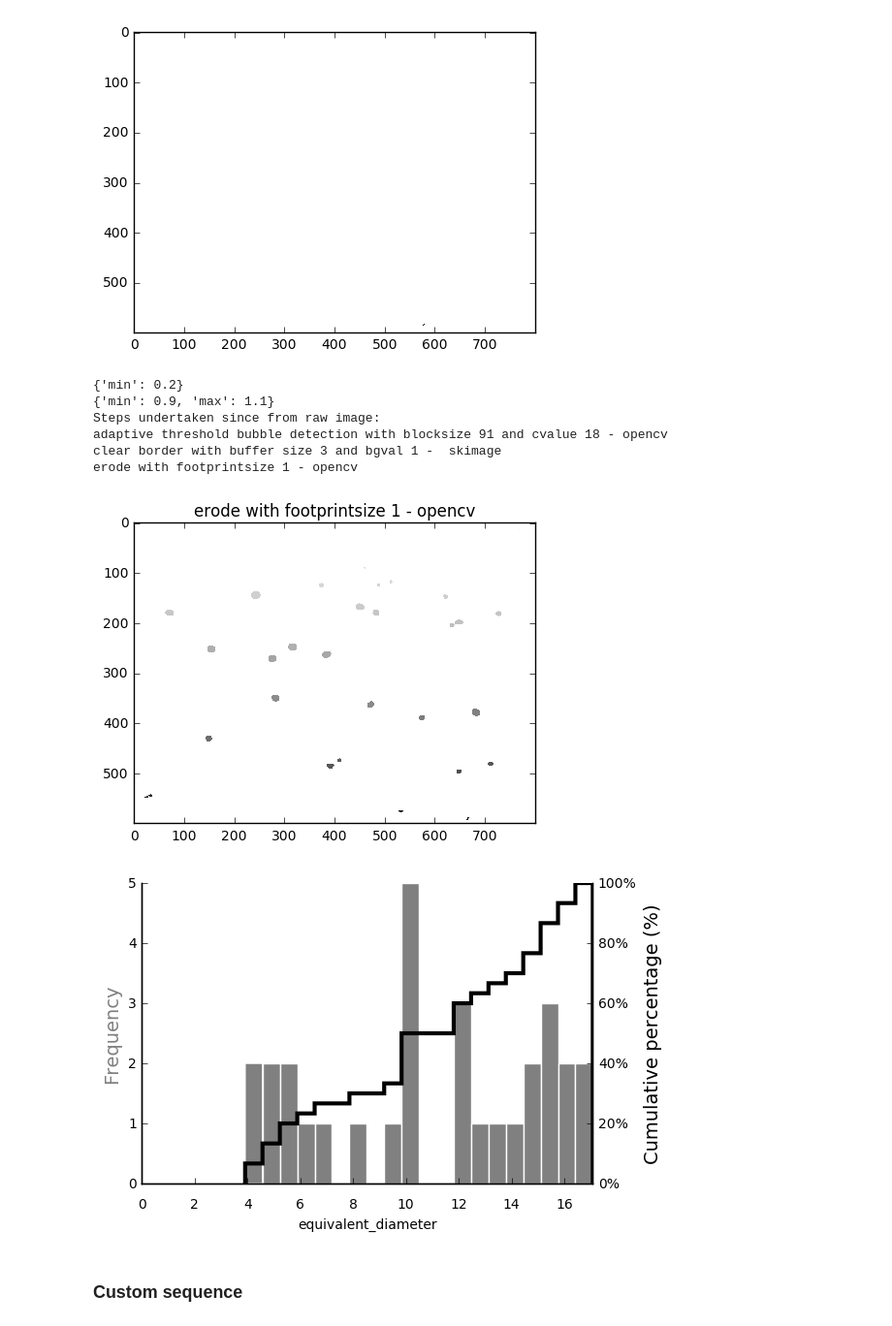
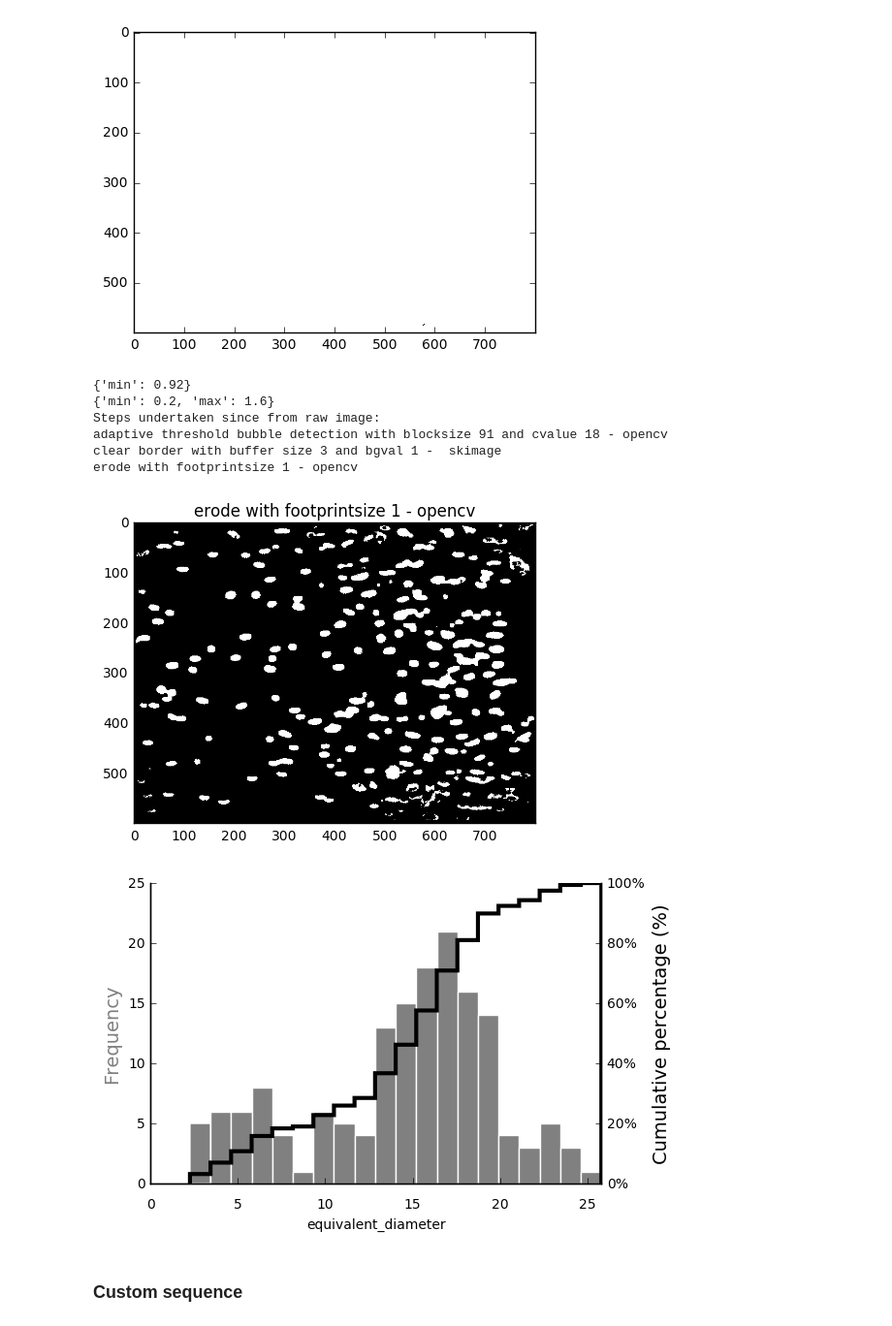
Before and after one commit to gbellandi/bubble_size_analysis, a Jupyter notebook: drafts/bubblekicker.ipynb, the cells around one changed output. Shown at 97% size. Saved outputs shown, nothing was run; the diff lists cells and outputs as text; code cells hidden in the pictures.

Commit message:
include draft example to visualize filtered image with custom and default parameters

```diff
--- a/drafts/bubblekicker.ipynb
+++ b/drafts/bubblekicker.ipynb
@@ -43,25 +43,24 @@ plt.imshow(marker_image, cmap='Greys',  interpolation='nearest')
 # %%
 #setup the pipeline by loading the file
 bubbler = AdaptiveThresholdPipeline('0325097m_0305.tif', channel='red')
 result = bubbler.run(91, 18, 3, 1, 1)  # executing the pipeline with custom parameters
 bubbler.plot()
 
-rules = {'convexity': {'min': 0.2}, 'circularity_reciprocal': {'min': 0.9, 'max': 1.1}}
-marker_image, props = bubble_properties_calculate(result, rules=rules)  # extract the properties
+marker_image, props = bubble_properties_calculate(result)  # extract the properties
 ## nbubbles, to include
 
 #plt.imshow(marker_image, cmap='Greys',  interpolation='nearest')
 fig, axs = bubble_properties_plot(props, "equivalent_diameter")  # make a plot
 bubbler.what_have_i_done()
 # %% [output]
-{'min': 0.2}
-{'min': 0.9, 'max': 1.1}
+{'min': 0.92}
+{'min': 0.2, 'max': 1.6}
 Steps undertaken since from raw image:
 adaptive threshold bubble detection with blocksize 91 and cvalue 18 - opencv
 clear border with buffer size 3 and bgval 1 -  skimage
 erode with footprintsize 1 - opencv
-[figure, old version]
+[figure, new version]
-[figure, old version]
+[figure, new version]
 # %% [markdown]
 ### Custom sequence
 # %% [markdown]
```
Also changed, not shown: parts of 5 cells of this notebook.
